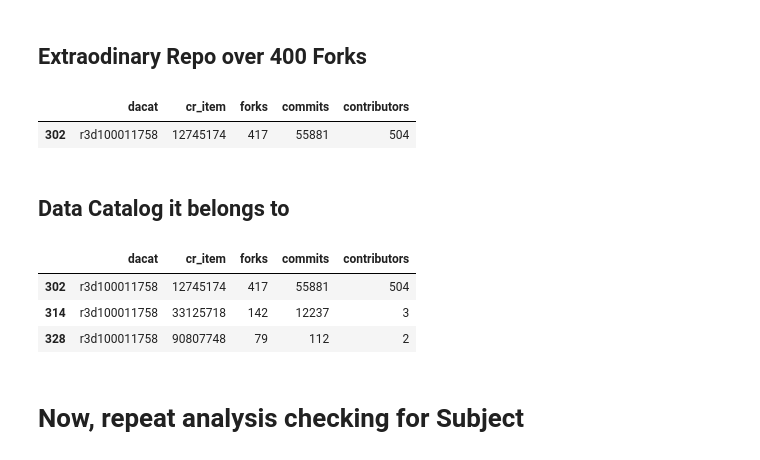
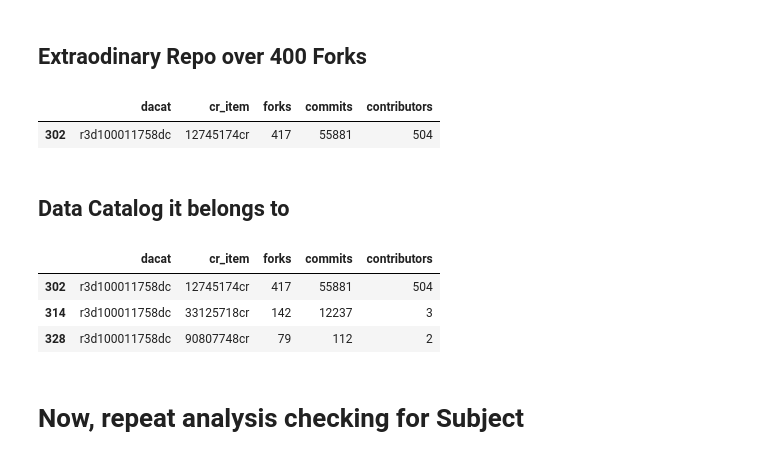
Before and after one commit to throughput-ec/NeotomaRecommender, a Jupyter notebook: neo4j.ipynb, the cells around one changed output. Cells and saved outputs as stored; diff of their text form; code cells hidden in the pictures.

```diff
--- a/neo4j.ipynb
+++ b/neo4j.ipynb
@@ -218,4 +218,6 @@ meta_df = pd.DataFrame(helper_dict)
 meta_df = meta_df[meta_df['meta'] != "None2"]
 meta_df = meta_df[['dacat', 'cr_item', 'forks', 'commits', 'contributors']]
 meta_df = meta_df.astype({'cr_item':'str', 'forks': 'int64', 'commits': 'int64', 'contributors': 'int64'})
+meta_df['cr_item'] = meta_df['cr_item']+'cr'
+meta_df['dacat'] = meta_df['dacat']+'dc'
 # %%
@@ -310,16 +287,16 @@ interactive(children=(Dropdown(description='x', options=('cr_item',), value='cr_
 meta_df[meta_df['forks']>300]
 # %% [output]
 |  | dacat | cr_item | forks | commits | contributors |
-| 302 | r3d100011758 | 12745174 | 417 | 55881 | 504 |
+| 302 | r3d100011758dc | 12745174cr | 417 | 55881 | 504 |
 # %% [markdown]
 ## Data Catalog it belongs to
 # %%
-meta_df[(meta_df['dacat']=='r3d100011758') & (meta_df['forks']>50)]
+meta_df[(meta_df['dacat']=='r3d100011758dc') & (meta_df['forks']>50)]
 # %% [output]
 |  | dacat | cr_item | forks | commits | contributors |
-| 302 | r3d100011758 | 12745174 | 417 | 55881 | 504 |
-| 314 | r3d100011758 | 33125718 | 142 | 12237 | 3 |
-| 328 | r3d100011758 | 90807748 | 79 | 112 | 2 |
+| 302 | r3d100011758dc | 12745174cr | 417 | 55881 | 504 |
+| 314 | r3d100011758dc | 33125718cr | 142 | 12237 | 3 |
+| 328 | r3d100011758dc | 90807748cr | 79 | 112 | 2 |
 # %% [markdown]
 # Now, repeat analysis checking for Subject
 # %%
```
Also changed, not shown: parts of 16 cells of this notebook.
